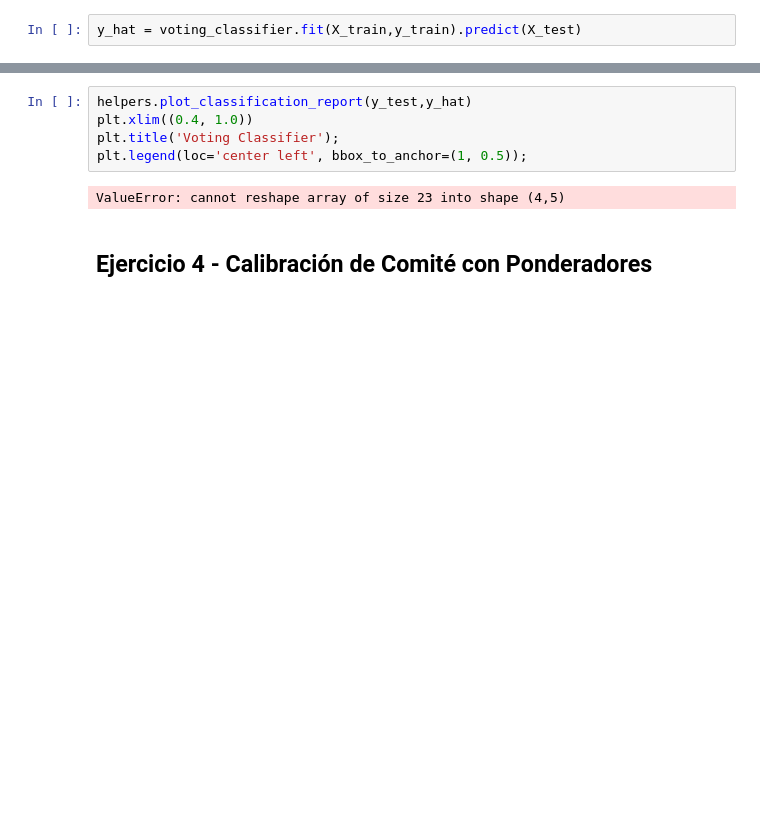
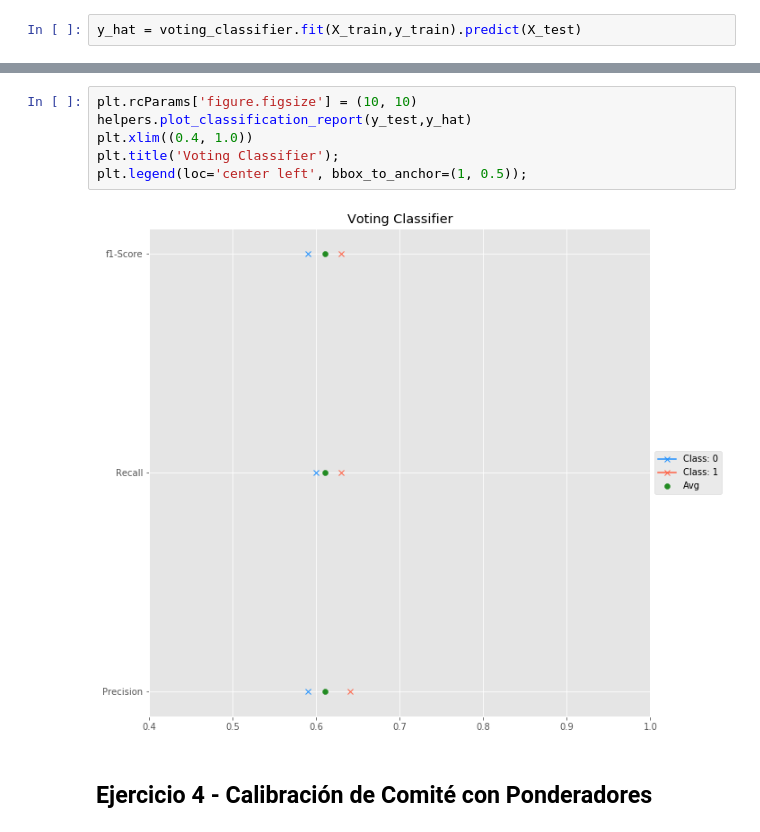
Before and after one commit to Eddonofuture/DSDesafLatam, a Jupyter notebook: Machine Learning/desaf10/Mecanismos de Votación.ipynb, the cells around one changed output, grey strips where cells are left out. Cells and saved outputs as stored; diff of their text form; blank space fills up the shorter version.

```diff
--- a/Machine Learning/desaf10/Mecanismos de Votación.ipynb
+++ b/Machine Learning/desaf10/Mecanismos de Votación.ipynb
@@ -200,9 +194,10 @@ VotingClassifier(estimators=[('Logistic Regression',
 # %%
+plt.rcParams['figure.figsize'] = (10, 10)
 helpers.plot_classification_report(y_test,y_hat)
 plt.xlim((0.4, 1.0))
 plt.title('Voting Classifier');
 plt.legend(loc='center left', bbox_to_anchor=(1, 0.5));
 # %% [output]
-ValueError: cannot reshape array of size 23 into shape (4,5)
+[figure, added]
 # %% [markdown]
 ## Ejercicio 4 - Calibración de Comité con Ponderadores
```
Also changed, not shown: parts of 5 cells of this notebook, 6 other files.
